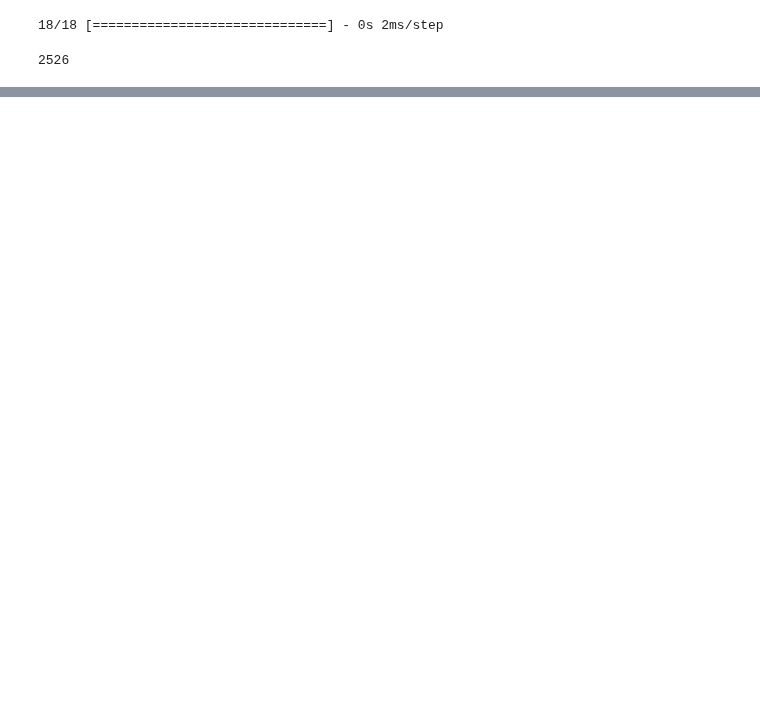
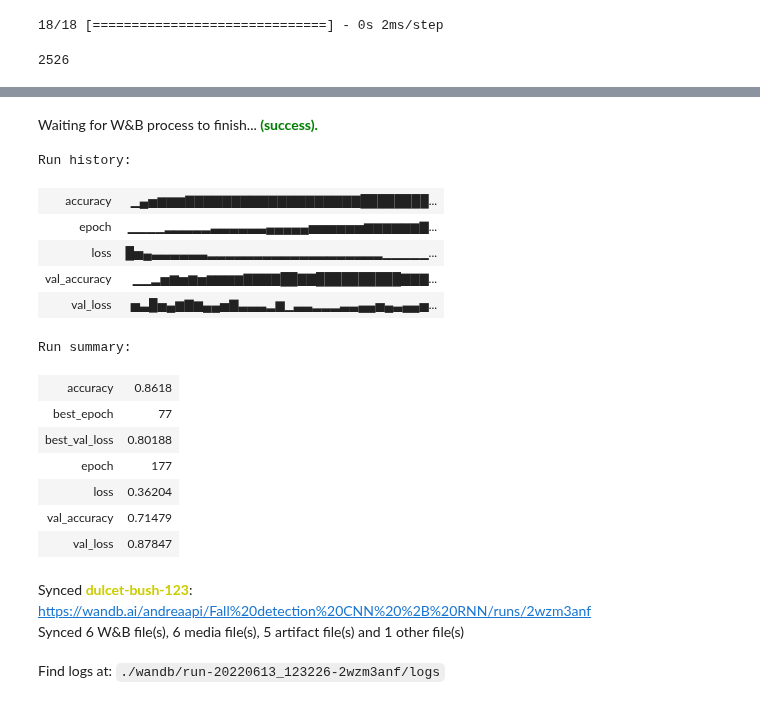
Before and after one commit to Andrea-Apicella/ALT_Frailty_WP8, a Jupyter notebook: wp8/train.ipynb, the cells around one changed output, grey strips where cells are left out. Drawn from its saved outputs; the diff is of its cells as text; code cells hidden in the pictures; blank space fills up the shorter version.

```diff
--- a/wp8/train.ipynb
+++ b/wp8/train.ipynb
@@ -122,28 +135,33 @@ from imblearn.pipeline import Pipeline
 #res_ratio = int(fall_samples*1.5)
 
 #undersampling_strategy = {0: res_ratio, 2: res_ratio, 1: res_ratio}
+
+
+oversampling_strategy = {0: adl_samples, 1: int(adl_samples * 0.8), 2: int(adl_samples * 0.8)}
 undersampling_strategy = "not minority"
-oversampling_strategy = {0: adl_samples, 1: int(lie_down_samples * 1.1), 2: int(fall_samples*1.2)}
 
+#over = RandomOverSampler(random_state=2, sampling_strategy=oversampling_strategy)
 under = RandomUnderSampler(random_state=2, sampling_strategy=undersampling_strategy)
+
 #nearmiss = NearMiss(version=3, sampling_strategy=undersampling_strategy)
-#over = RandomOverSampler(random_state=2, sampling_strategy=oversampling_strategy)
 
-smote = SMOTE(random_state=2, sampling_strategy=oversampling_strategy, n_jobs=-1)
+
+over = SMOTE(random_state=2, sampling_strategy=oversampling_strategy, n_jobs=-1)
 
 #steps = [("o", over), ("u", under)]
 #steps = [("smote", smote), ("u", under)]
-steps = [("oversample", smote),("undersample", under)]
+
+steps = [("oversample", over), ("undersample", under)]
 pipeline = Pipeline(steps=steps)
 # %%
 print(f"Original X_train_series shape: {X_train_series.shape}")
 
-X_train_series = np.reshape(X_train_series, (-1, 20 * 2048))
+X_train_series = np.reshape(X_train_series, (-1, opt.seq_len * 2048))
 print(f"X_train_series reshaped: {X_train_series.shape}")
 
 X_train_series, y_train_series = pipeline.fit_resample(X_train_series, y_train_series)
 
-X_train_series = np.reshape(X_train_series, (-1, 20, 2048))
+X_train_series = np.reshape(X_train_series, (-1, opt.seq_len, 2048))
 
 print(f"After resampling X_train_series shape: {X_train_series.shape}")
 print(f"After resampling - y_train_series count: {Counter(y_train_series)}")
@@ -201,7 +220,7 @@ model.add(Dense(units=np.unique(y_train_series, axis=0).shape[0], activation="so
 model.compile(
     optimizer=tf.keras.optimizers.Adam(learning_rate=cfg.learning_rate),
     loss=cfg.loss_function,
-    metrics=["accuracy"],
+    metrics=["accuracy", tf.keras.metrics.Recall(class_id=1, name="fall_recall")],
 )
 model.summary()
 # %% [output]
@@ -243,7 +264,7 @@ dt_string = now.strftime("%d-%m-%Y_%H:%M:%S")
 
 model_checkpoint = ModelCheckpoint(
     filepath=f"{dir_path}/{cfg.model}_{dt_string}",
-    monitor="val_loss",
+    monitor="val_accuracy",
     save_best_only=True,
     save_weights_only=True,
     initial_value_threshold=0.8,
@@ -326,9 +363,11 @@ wandb.sklearn.plot_confusion_matrix(y_val_series, y_pred_val_classes, classes)
 
 import pandas as pd
 cr = pd.DataFrame(cr)
-cr = table.iloc[:-1, :3].round(2)
+cr = cr.iloc[:-1, :3].round(2)
+cr["metric"] = ["precision", "recall", "f1-score"]
 
-cr_wandb = wandb.Table(dataFrame = cr)
+cr_wandb = wandb.Table(dataframe = cr)
 wandb.log({"Classification report": cr_wandb})
 
 wandb.join()
+# %% [output]
@@ -334,0 +375,18 @@ wandb.join()
+Waiting for W&B process to finish... (success).
+Run history:
+| accuracy | ▁▄▅▆▆▆▇▇▇▇▇▇▇▇▇▇▇▇▇▇▇▇▇▇▇████████... |
+| epoch | ▁▁▁▁▂▂▂▂▂▃▃▃▃▃▃▄▄▄▄▄▅▅▅▅▅▅▆▆▆▆▆▆▇... |
+| loss | █▅▄▃▃▃▃▃▃▂▂▂▂▂▂▂▂▂▂▂▂▂▂▂▂▂▂▂▁▁▁▁▁... |
+| val_accuracy | ▁▁▂▅▆▅▆▅▆▆▆▆▇▇▇▇██▇▇██████████▇▇▇... |
+| val_loss | ▅▃█▅▄▆▇▆▄▄▅▇▃▃▃▂▆▁▃▃▂▂▂▃▃▄▄▅▄▃▄▄▅... |
+Run summary:
+| accuracy | 0.8618 |
+| best_epoch | 77 |
+| best_val_loss | 0.80188 |
+| epoch | 177 |
+| loss | 0.36204 |
+| val_accuracy | 0.71479 |
+| val_loss | 0.87847 |
+Synced dulcet-bush-123: https://wandb.ai/andreaapi/Fall%20detection%20CNN%20%2B%20RNN/runs/2wzm3anf
+Synced 6 W&B file(s), 6 media file(s), 5 artifact file(s) and 1 other file(s)
+Find logs at: ./wandb/run-20220613_123226-2wzm3anf/logs
```
Also changed, not shown: parts of 18 cells of this notebook, 3 other files.
